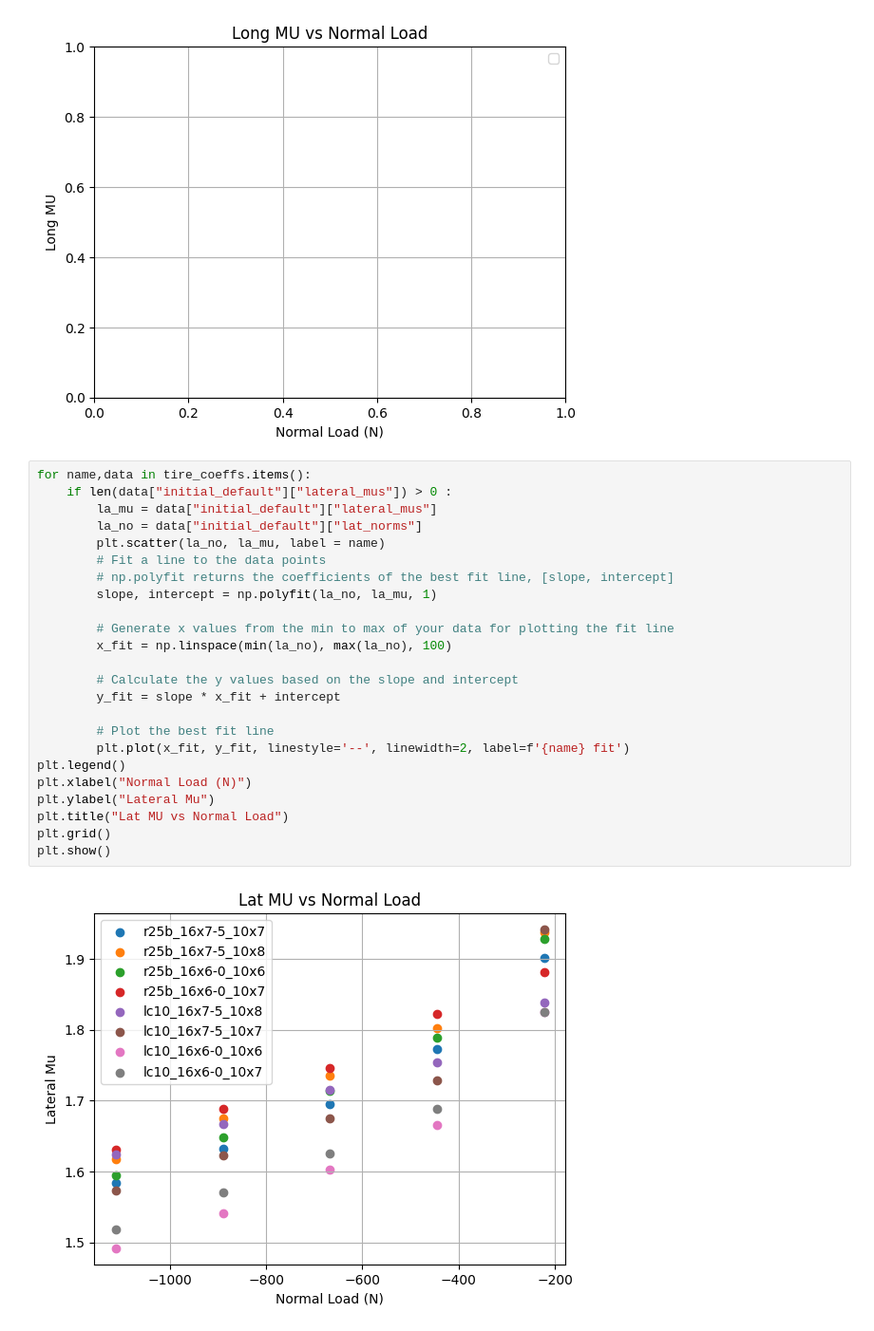
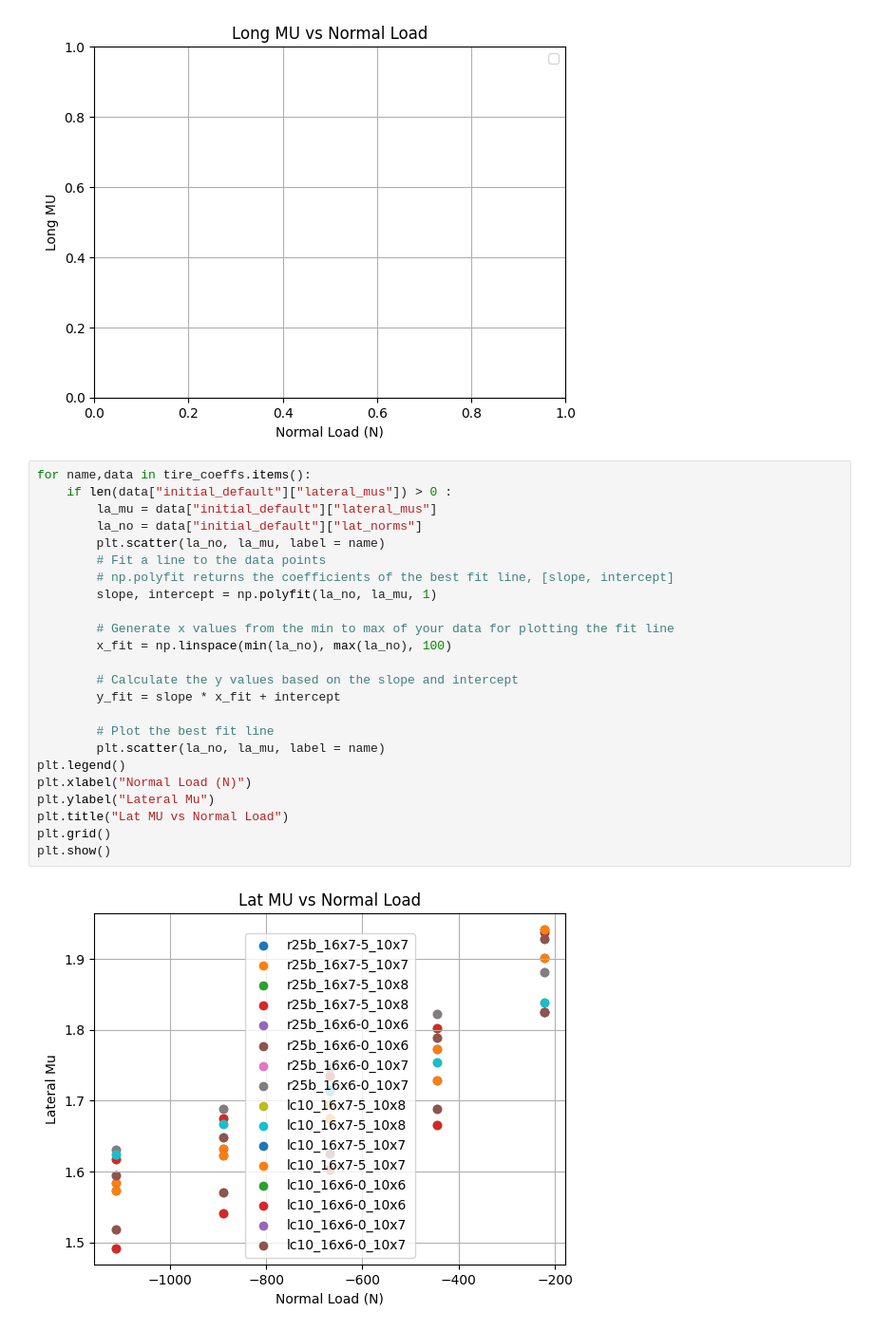
Before and after one commit to jackskmyers/Tire-Data-Analysis, a Jupyter notebook: final_grip_model.ipynb, the cells around one changed output. Shown at 95% size. Cells and saved outputs as stored; diff of their text form.

```diff
--- a/final_grip_model.ipynb
+++ b/final_grip_model.ipynb
@@ -153,26 +152,26 @@ No artists with labels found to put in legend.  Note that artists whose label st
 # %%
 for name,data in tire_coeffs.items():
     if len(data["initial_default"]["lateral_mus"]) > 0 :
         la_mu = data["initial_default"]["lateral_mus"]
         la_no = data["initial_default"]["lat_norms"]
         plt.scatter(la_no, la_mu, label = name)
         # Fit a line to the data points
         # np.polyfit returns the coefficients of the best fit line, [slope, intercept]
         slope, intercept = np.polyfit(la_no, la_mu, 1)
 
         # Generate x values from the min to max of your data for plotting the fit line
         x_fit = np.linspace(min(la_no), max(la_no), 100)
 
         # Calculate the y values based on the slope and intercept
         y_fit = slope * x_fit + intercept
 
         # Plot the best fit line
-        plt.plot(x_fit, y_fit, linestyle='--', linewidth=2, label=f'{name} fit')
+        plt.scatter(la_no, la_mu, label = name)
 plt.legend()
 plt.xlabel("Normal Load (N)")
 plt.ylabel("Lateral Mu")
 plt.title("Lat MU vs Normal Load")
 plt.grid()
 plt.show()
 # %% [output]
-[figure, old version]
+[figure, new version]
```
Also changed, not shown: parts of 1 cell of this notebook, 4 other files.
